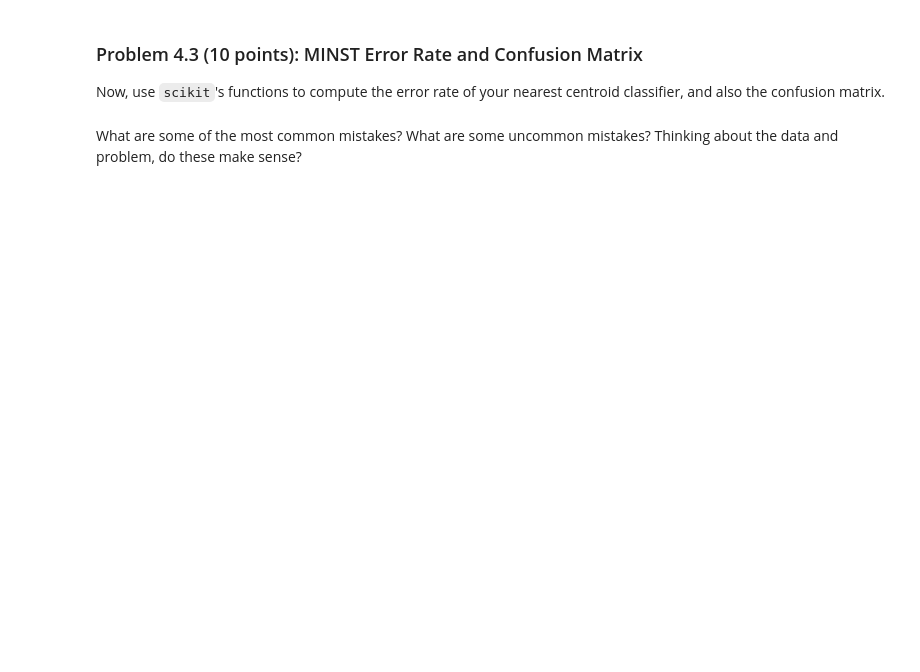
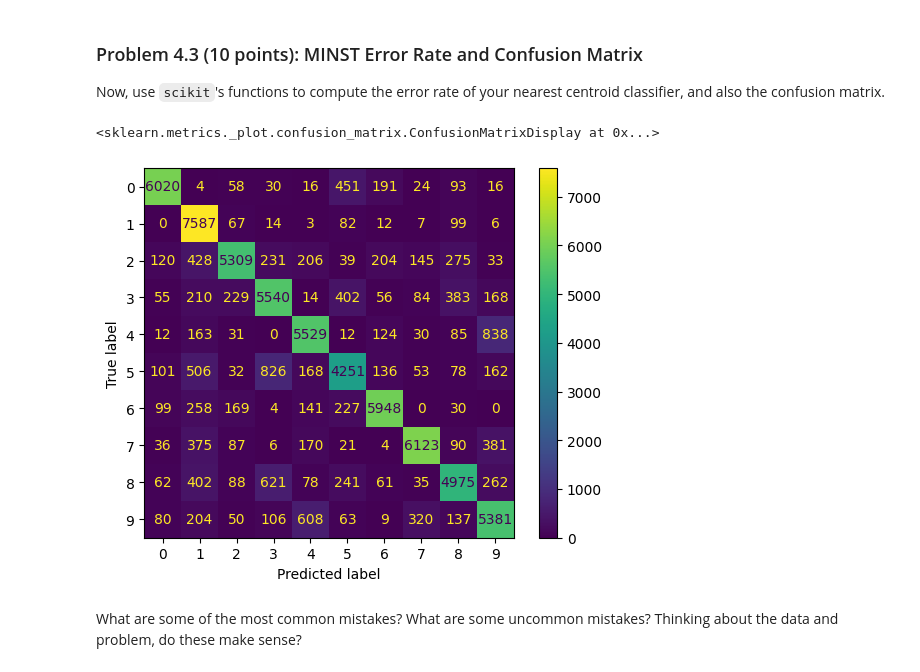
Before and after one commit to SarahAsad23/MachineLearning, a Jupyter notebook: HW1/cs273-hw1-SarahSurface.ipynb, the cells around one changed output. Cells and saved outputs as stored; diff of their text form; code cells hidden in the pictures; blank space fills up the shorter version.

```diff
--- a/HW1/cs273-hw1-SarahSurface.ipynb
+++ b/HW1/cs273-hw1-SarahSurface.ipynb
@@ -621,8 +625,18 @@ Now, use ``scikit``'s functions to compute the error rate of your nearest centro
 # %%
 ### YOUR CODE STARTS HERE ###
 
+err = zero_one_loss(mnist_y, predictionY)
+
+conMat = confusion_matrix(mnist_y, predictionY)
+disp = ConfusionMatrixDisplay(confusion_matrix = conMat)
+disp.plot()
+
+
 
 ###  YOUR CODE ENDS HERE  ###
+# %% [output]
+<sklearn.metrics._plot.confusion_matrix.ConfusionMatrixDisplay at 0x...>
+[figure, added]
 # %% [markdown]
 What are some of the most common mistakes?  What are some uncommon mistakes?  Thinking about the data and problem, do these make sense?
 # %% [markdown]
```
Also changed, not shown: parts of 2 cells of this notebook.
